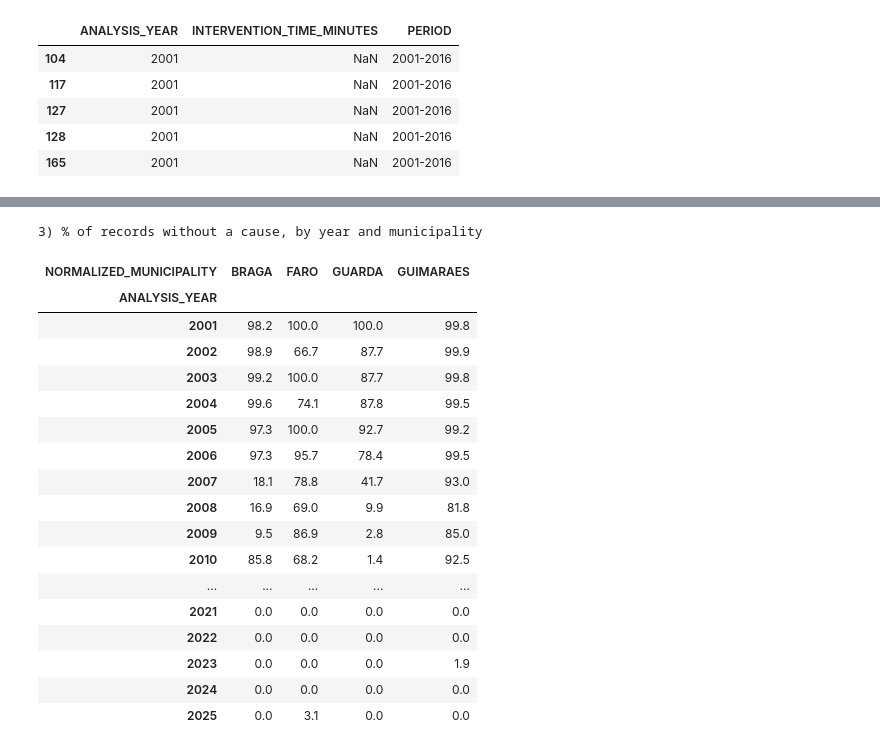
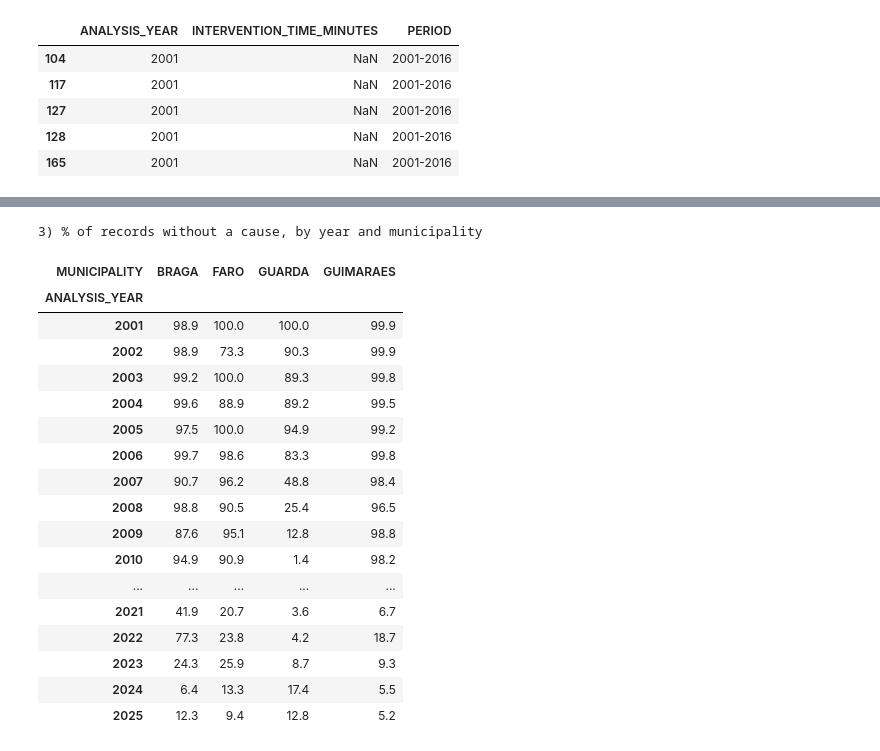
Before and after one commit to Rodrigosoares124/TEAM07-FCED, a Jupyter notebook: 00_scope_definition.ipynb, the cells around one changed output, grey strips where cells are left out. Cells and saved outputs as stored; diff of their text form; code cells hidden in the pictures.

Commit message:
Fix: Ignition cause missing values were calculated incorrectly due to the presence of "UNKNOWN" caused that were not empty in dataset

```diff
--- a/00_scope_definition.ipynb
+++ b/00_scope_definition.ipynb
@@ -18,7 +18,7 @@ CSV and Excel files are searched for in the `dados` folder and its subfolders. E
 
 files = sorted(
     file
-    for extension in ("csv",)
+    for extension in ("csv", "xlsx")
     for file in DATA_FOLDER.glob(f"*.{extension}")
 )
 
@@ -47,7 +47,7 @@ for file in files:
 df = pd.concat(tables, ignore_index=True)
 
 print(f"Total records: {len(df)}")
-print("Columns:", list(df.columns))
+print("Columns:", sorted(list(df.columns)))
 # %% [output]
 Reading: dados\Registos_Incendios_SGIF_2001_2010.csv
 Reading: dados\Registos_Incendios_SGIF_2011_2020.csv
@@ -61,7 +61,7 @@ Normalization removes whitespace, converts text to uppercase, and removes accent
 # %%
 # Standardize municipality names by converting to uppercase, trimming spaces,
 # and removing accents/special characters to create a consistent matching key.
-df["NORMALIZED_MUNICIPALITY"] = (
+df["MUNICIPALITY"] = (
     df["CONCELHO"].astype(str).str.upper().str.strip()
     .str.normalize("NFKD").str.encode("ascii", "ignore").str.decode("ascii")
 )
@@ -69,13 +69,14 @@ df["NORMALIZED_MUNICIPALITY"] = (
 # Identify the municipality whose normalized versions
 # match the reference municipality scope and display each unique matches.
 matching_spellings = df.loc[
-    df["NORMALIZED_MUNICIPALITY"].isin(MUNICIPALITIES),
+    df["MUNICIPALITY"].isin(MUNICIPALITIES),
     "CONCELHO"
 ].unique()
 print("Matching spellings:", matching_spellings)
 
+
 # Filter records belonging to the municipalities scope
 # and create an independent copy of the resulting subset.
-scoped_data = df[df["NORMALIZED_MUNICIPALITY"].isin(MUNICIPALITIES)].copy()
+scoped_data = df[df["MUNICIPALITY"].isin(MUNICIPALITIES)].copy()
 print(f"Records in scope: {len(scoped_data)}")
 # %% [output]
@@ -122,14 +124,14 @@ cause = (
     scoped_data["TIPOCAUSA"].astype(str).str.strip()
     .replace({"": None, "nan": None, "None": None})
 )
-scoped_data["MISSING_CAUSE"] = cause.isna()
-scoped_data["NORMALIZED_CAUSE"] = cause.fillna("SEM INFO (vazio)")
+scoped_data["CAUSE"] = cause.fillna("DESCONHECIDA").str.upper()
+scoped_data["MISSING_CAUSE"] = scoped_data["CAUSE"].eq("DESCONHECIDA")
 
 # Preview the original, normalized, and missing-cause indicators.
 scoped_data[
     [
         "TIPOCAUSA",
-        "NORMALIZED_CAUSE",
+        "CAUSE",
         "MISSING_CAUSE"
     ]
 ].head()
@@ -164,3 +166,27 @@ scoped_data[["ANALYSIS_YEAR", "INTERVENTION_TIME_MINUTES", "PERIOD"]].head()
 | 127 | 2001 | NaN | 2001-2016 |
 | 128 | 2001 | NaN | 2001-2016 |
 | 165 | 2001 | NaN | 2001-2016 |
+# %%
+required_columns = [
+    "MUNICIPALITY",             # normalized municipality name
+    "PERIOD",                   # period category based on analysis year
+    "ANALYSIS_YEAR",            # analysis year
+    "DATAHORAALERTA",           # alert date and time
+    "CAUSE",                    # normalized cause description
+    "MISSING_CAUSE",            # indicator for missing cause information
+    "AREATOTAL_HA",             # total burned area in hectares (if available)
+    "INTERVENTION_TIME_MINUTES",# intervention time in minutes (if available)
+]
+
+missing_columns = [
+    column for column in required_columns
+    if column not in scoped_data.columns
+]
+
+if missing_columns:
+    raise KeyError(f"Missing required columns: {missing_columns}")
+
+scoped_data = scoped_data[required_columns].copy()
+
+print(f"Filtered data shape: {scoped_data.shape}")
+display(scoped_data.head())
@@ -207,28 +253,28 @@ display(pd.crosstab(scoped_data["NORMALIZED_CAUSE"], scoped_data["NORMALIZED_MUN
 # %%
 print("3) % of records without a cause, by year and municipality")
 display((pd.crosstab(
-    scoped_data["ANALYSIS_YEAR"], scoped_data["NORMALIZED_MUNICIPALITY"], values=scoped_data["MISSING_CAUSE"], aggfunc="mean"
+    scoped_data["ANALYSIS_YEAR"], scoped_data["MUNICIPALITY"], values=scoped_data["MISSING_CAUSE"], aggfunc="mean"
 ) * 100).round(1))
 # %% [output]
 3) % of records without a cause, by year and municipality
-| NORMALIZED_MUNICIPALITY | BRAGA | FARO | GUARDA | GUIMARAES |
+| MUNICIPALITY | BRAGA | FARO | GUARDA | GUIMARAES |
 | ANALYSIS_YEAR |  |  |  |  |
-| 2001 | 98.2 | 100.0 | 100.0 | 99.8 |
-| 2002 | 98.9 | 66.7 | 87.7 | 99.9 |
-| 2003 | 99.2 | 100.0 | 87.7 | 99.8 |
-| 2004 | 99.6 | 74.1 | 87.8 | 99.5 |
-| 2005 | 97.3 | 100.0 | 92.7 | 99.2 |
-| 2006 | 97.3 | 95.7 | 78.4 | 99.5 |
-| 2007 | 18.1 | 78.8 | 41.7 | 93.0 |
-| 2008 | 16.9 | 69.0 | 9.9 | 81.8 |
-| 2009 | 9.5 | 86.9 | 2.8 | 85.0 |
-| 2010 | 85.8 | 68.2 | 1.4 | 92.5 |
+| 2001 | 98.9 | 100.0 | 100.0 | 99.9 |
+| 2002 | 98.9 | 73.3 | 90.3 | 99.9 |
+| 2003 | 99.2 | 100.0 | 89.3 | 99.8 |
+| 2004 | 99.6 | 88.9 | 89.2 | 99.5 |
+| 2005 | 97.5 | 100.0 | 94.9 | 99.2 |
+| 2006 | 99.7 | 98.6 | 83.3 | 99.8 |
+| 2007 | 90.7 | 96.2 | 48.8 | 98.4 |
+| 2008 | 98.8 | 90.5 | 25.4 | 96.5 |
+| 2009 | 87.6 | 95.1 | 12.8 | 98.8 |
+| 2010 | 94.9 | 90.9 | 1.4 | 98.2 |
 | ... | ... | ... | ... | ... |
-| 2021 | 0.0 | 0.0 | 0.0 | 0.0 |
-| 2022 | 0.0 | 0.0 | 0.0 | 0.0 |
-| 2023 | 0.0 | 0.0 | 0.0 | 1.9 |
-| 2024 | 0.0 | 0.0 | 0.0 | 0.0 |
-| 2025 | 0.0 | 3.1 | 0.0 | 0.0 |
+| 2021 | 41.9 | 20.7 | 3.6 | 6.7 |
+| 2022 | 77.3 | 23.8 | 4.2 | 18.7 |
+| 2023 | 24.3 | 25.9 | 8.7 | 9.3 |
+| 2024 | 6.4 | 13.3 | 17.4 | 5.5 |
+| 2025 | 12.3 | 9.4 | 12.8 | 5.2 |
 # %%
 columns = [
     "AREATOTAL_HA", "DATAHORAALERTA",
```
Also changed, not shown: parts of 18 cells of this notebook.
